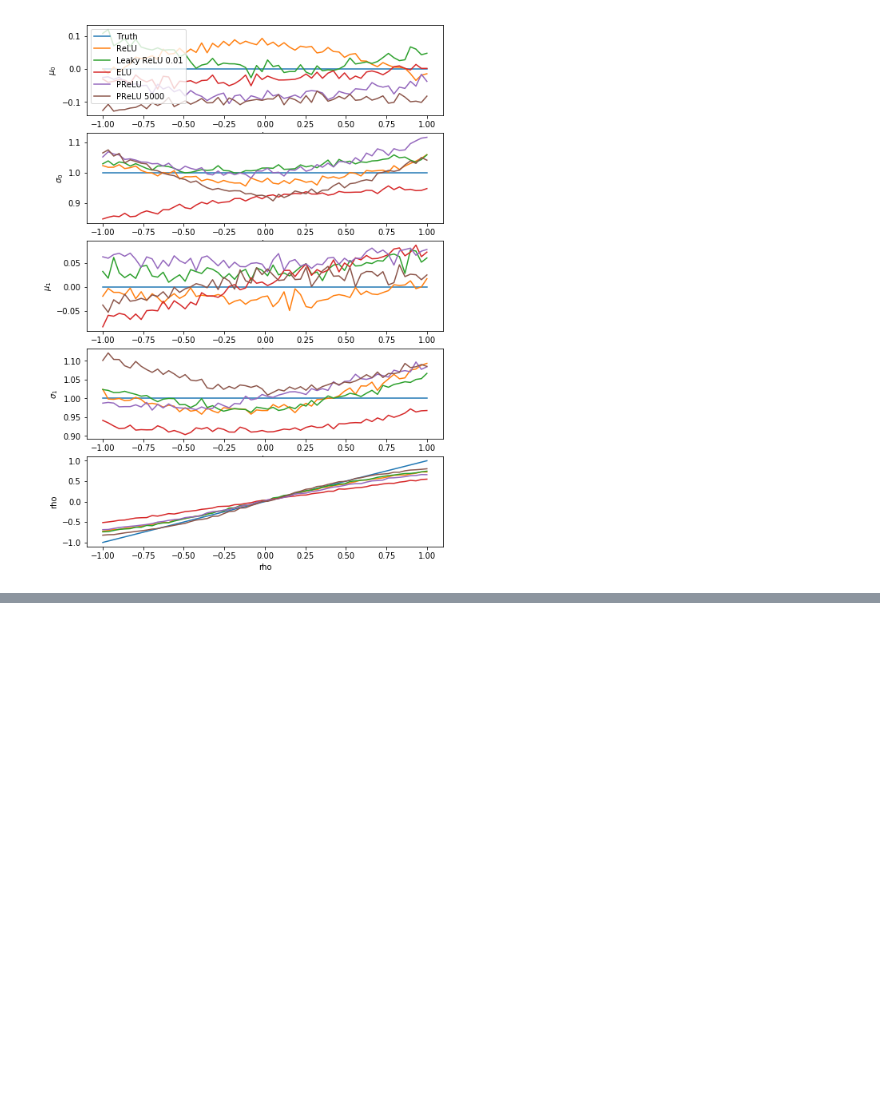
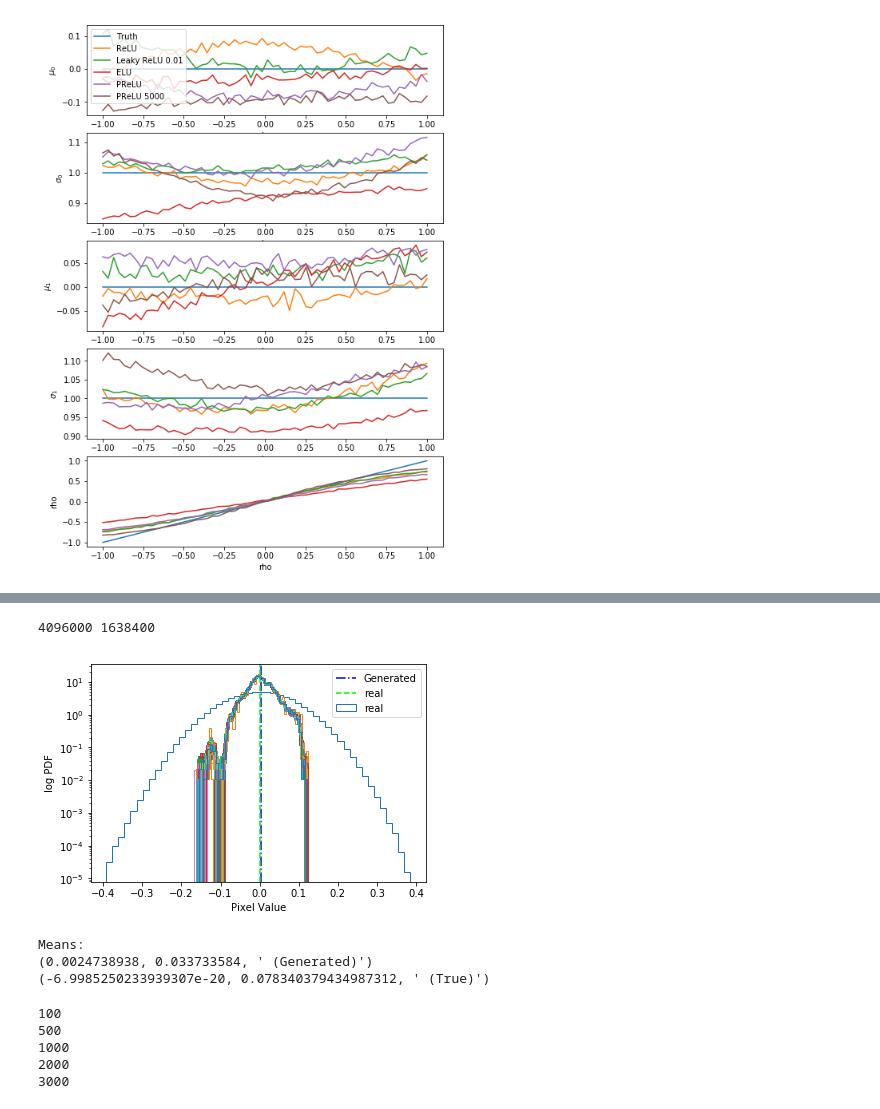
Before and after one commit to RichardFeder-zz/gan-work, a Jupyter notebook: gan_tests.ipynb, the cells around one changed output, grey strips where cells are left out. Saved outputs shown, nothing was run; the diff lists cells and outputs as text; code cells hidden in the pictures; blank space fills up the shorter version.

```diff
--- a/gan_tests.ipynb
+++ b/gan_tests.ipynb
@@ -642,0 +721,30 @@ plt.title('Power spectrum (np.fft.fft)')
+# %%
+print np.size(ims), np.size(gen_grfs)
+
+meangen, stdgen = np.mean(gen_grfs.flatten()), np.std(gen_grfs.flatten())
+meantrue, stdtrue = np.mean(ims.flatten()), np.std(ims.flatten())
+plt.figure()
+# plt.title('Pixel PDFs From 1000 realizations (128 x 128)')
+_, bins, _ = plt.hist(ims.flatten(), label='real', histtype='step', bins=50, normed=True)
+for i in xrange(gen_grfs.shape[0]):
+    plt.hist(gen_grfs[i].flatten(), bins=50, histtype='step', normed=True)
+
+# plt.hist(gen_grfs.flatten(), bins=50, label='Generated', histtype='step', normed=True)
+plt.axvline(meangen, label='Generated', linestyle='dashdot', color='b')
+plt.axvline(meantrue, label='real', linestyle='dashed', color='lime')
+plt.legend()
+plt.ylabel('log PDF')
+plt.xlabel('Pixel Value')
+plt.yscale('log')
+# plt.savefig('pixel_pdfs.pdf', bbox_inches='tight')
+plt.show()
+
+print('Means:')
+print(np.mean(gen_grfs.flatten()),np.std(gen_grfs.flatten()),  ' (Generated)')
+print(np.mean(ims.flatten()), np.std(ims.flatten()), ' (True)')
+# %% [output]
+4096000 1638400
+[figure, added]
+Means:
+(0.0024738938, 0.033733584, ' (Generated)')
+(-6.9985250233939307e-20, 0.078340379434987312, ' (True)')
@@ -642,0 +755,13 @@ plt.title('Power spectrum (np.fft.fft)')
+# %%
+avs = []
+stds = []
+for nsamp in samp_range:
+    print(nsamp)
+    avs.append(np.mean(gen_grfs[:nsamp].flatten()))
+    stds.append(np.std(gen_grfs[:nsamp].flatten()))
+# %% [output]
+100
+500
+1000
+2000
+3000
```
Also changed, not shown: parts of 20 cells of this notebook, 5 other files.
